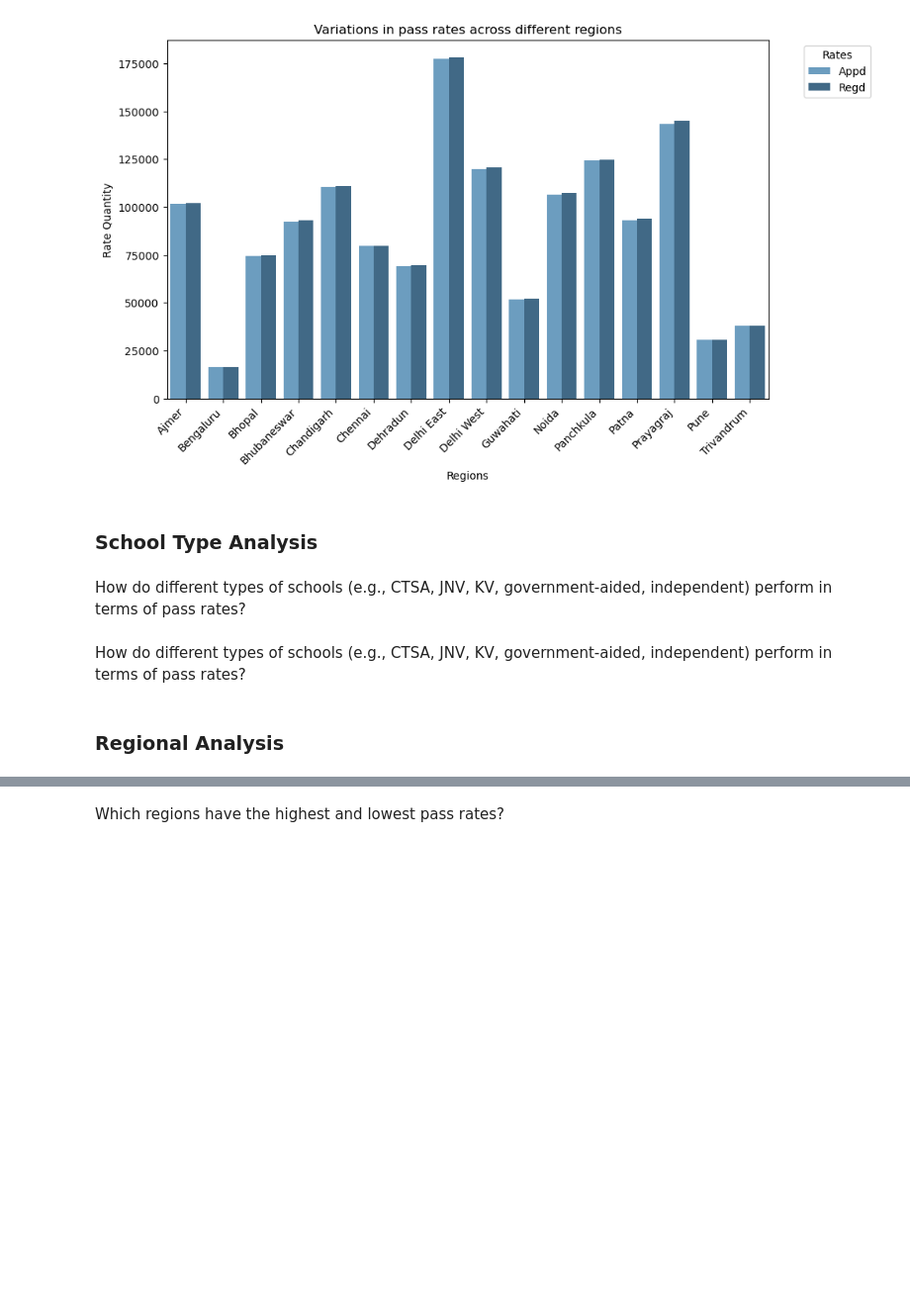
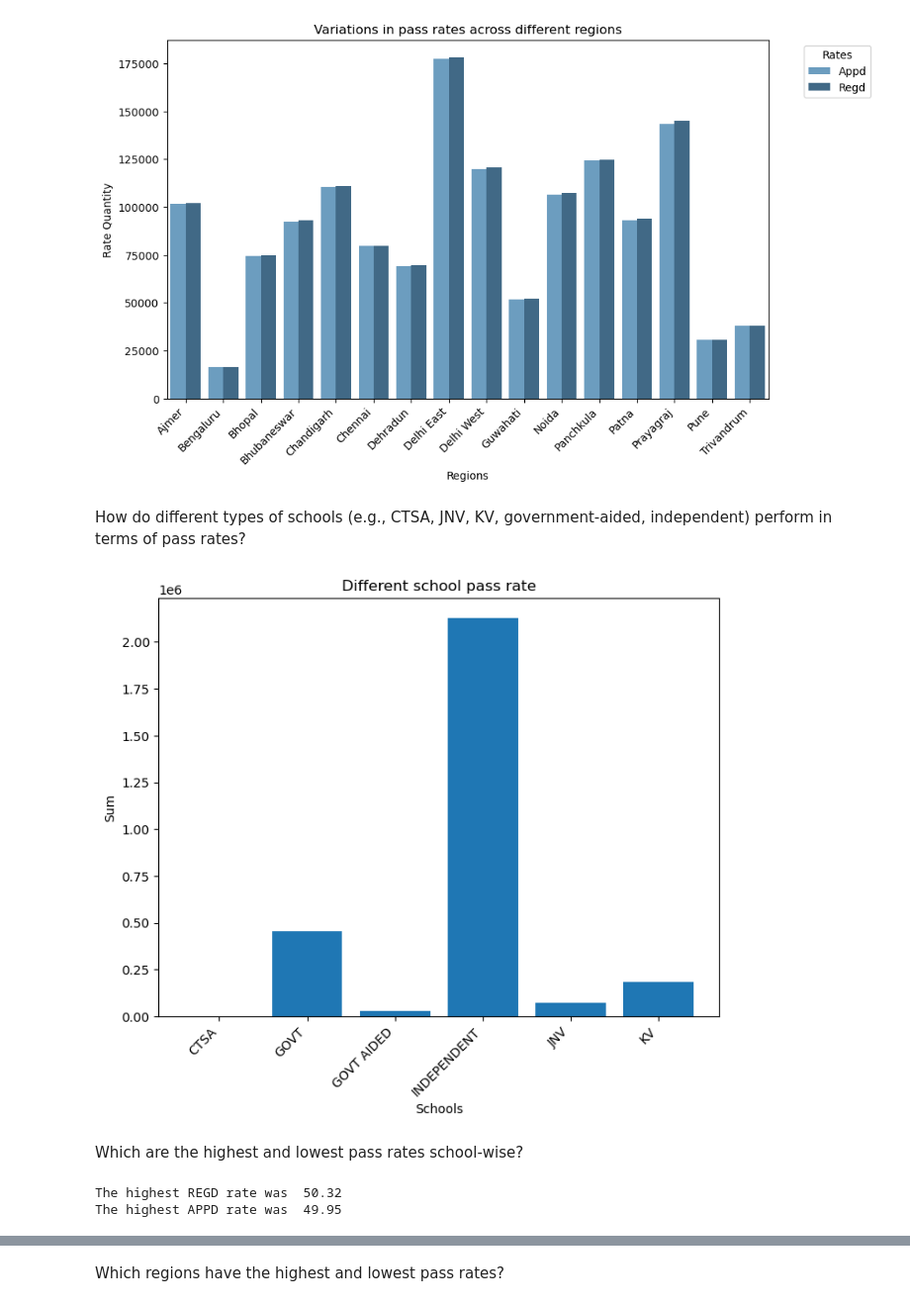
Before and after one commit to alfredkondoro/Exploratory_Data_Analysis-CBSE_result_classxii, a Jupyter notebook: exploratory-data-analysis-cbse-result-classxii.ipynb, the cells around one changed output, grey strips where cells are left out. Shown at 99% size. Saved outputs shown, nothing was run; the diff lists cells and outputs as text; code cells hidden in the pictures; blank space fills up the shorter version.

Commit message:
Kaggle Notebook |  Exploratory_Data_Analysis-CBSE_result_classxii | Version 3

```diff
--- a/exploratory-data-analysis-cbse-result-classxii.ipynb
+++ b/exploratory-data-analysis-cbse-result-classxii.ipynb
@@ -134,11 +132,19 @@ plt.legend(title='Rates', bbox_to_anchor=(1.05, 1), loc='upper left')
 plt.show()
 # %% [output]
 [figure]
-# %% [markdown]
-### **School Type Analysis**
 # %% [markdown]
 How do different types of schools (e.g., CTSA, JNV, KV, government-aided, independent) perform in terms of pass rates?
-# %% [markdown]
-How do different types of schools (e.g., CTSA, JNV, KV, government-aided, independent) perform in terms of pass rates?
-# %% [markdown]
-### **Regional Analysis**
+# %%
+# Calculate the sum of each column
+column_sums = data[['CTSA', 'GOVT', 'GOVT AIDED', 'INDEPENDENT', 'JNV', 'KV']].sum()
+
+# Create a bar graph
+plt.figure(figsize=(8, 6))
+plt.bar(column_sums.index, column_sums.values)
+plt.xlabel('Schools')
+plt.xticks(rotation = 45,ha='right')
+plt.ylabel('Sum')
+plt.title('Different school pass rate')
+plt.show()
+# %% [output]
+[figure, added]
@@ -144,0 +193,13 @@ How do different types of schools (e.g., CTSA, JNV, KV, government-aided, indepe
+# %% [markdown]
+Which are the highest and lowest pass rates school-wise?
+# %%
+#for REGD pass rate
+max_regd = max(percent_regdctsa, percent_regdgovt, percent_regdgovtaided, percent_regdindependent, percent_regdjnv, percent_regdkv)
+print('The highest REGD rate was ', max_regd)
+
+#for APPD pass rate
+max_appd = max(percent_appdctsa, percent_appdgovt, percent_appdgovtaided, percent_appdindependent, percent_appdjnv, percent_appdkv)
+print('The highest APPD rate was ', max_appd)
+# %% [output]
+The highest REGD rate was  50.32
+The highest APPD rate was  49.95
```
Also changed, not shown: parts of 18 cells of this notebook.
